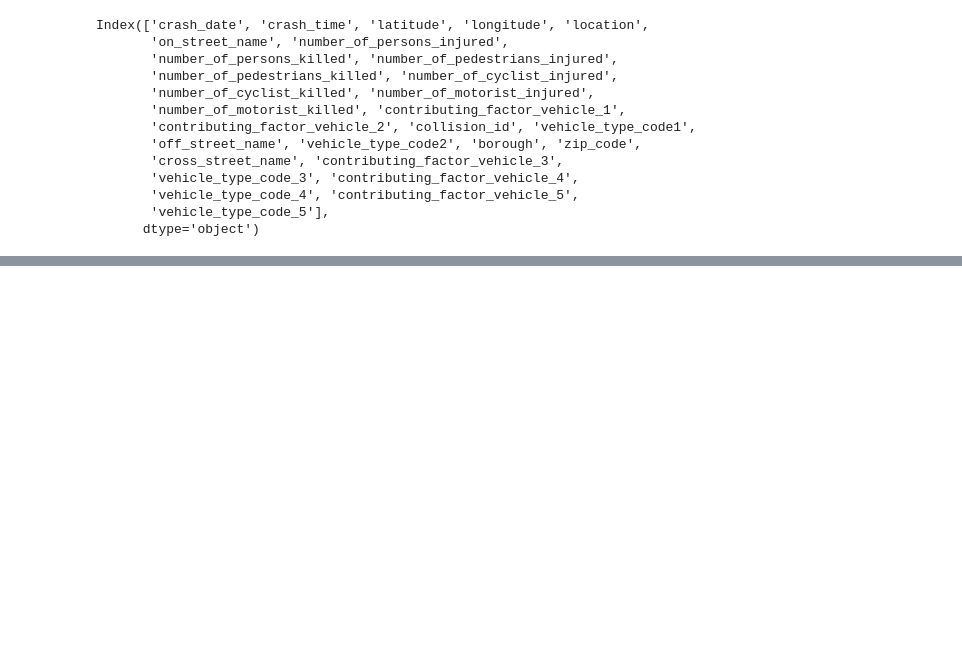
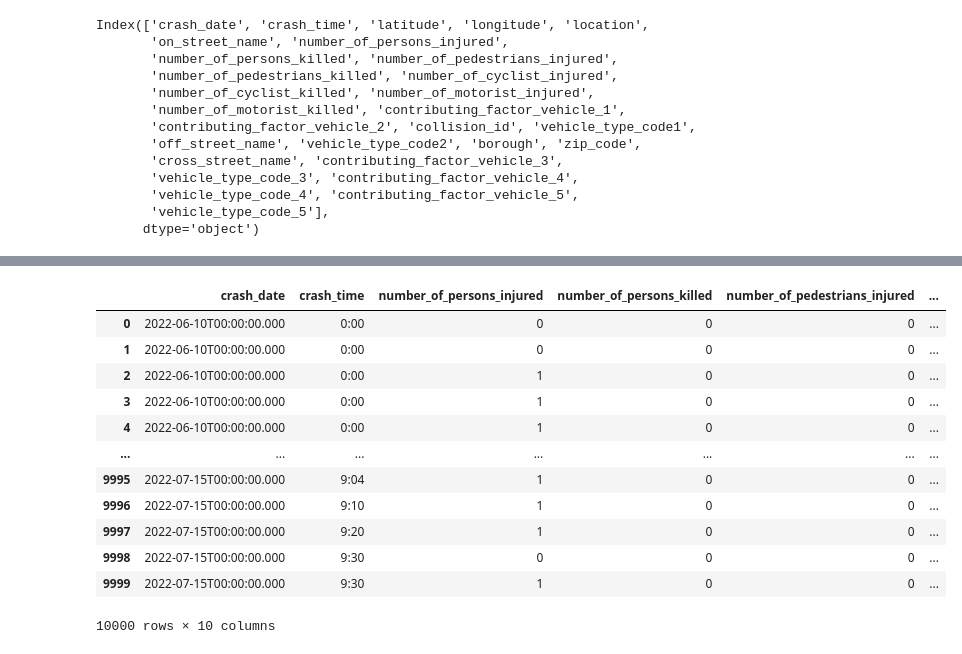
Before and after one commit to canon14/ETL-Projects, a Jupyter notebook: MotorVehicleCollisions_ETL.ipynb, the cells around one changed output, grey strips where cells are left out. Cells and saved outputs as stored; diff of their text form; code cells hidden in the pictures; blank space fills up the shorter version.

```diff
--- a/MotorVehicleCollisions_ETL.ipynb
+++ b/MotorVehicleCollisions_ETL.ipynb
@@ -104,0 +100,24 @@ sorted_df.head()
+# %%
+#Create individual tables based on the denormalized data
+crashes_df = sorted_df[['crash_date', 'crash_time', 'number_of_persons_injured', 'number_of_persons_killed', 'number_of_pedestrians_injured',
+                      'number_of_pedestrians_killed', 'number_of_cyclist_injured', 'number_of_cyclist_killed', 'number_of_motorist_injured',
+                      'number_of_motorist_killed']].reset_index(drop=True)
+contributing_factor_vehicle_df = sorted_df[['contributing_factor_vehicle_1', 'contributing_factor_vehicle_2']].drop_duplicates().reset_index(drop=True)
+vehicle_type_code_df = sorted_df[['vehicle_type_code1', 'vehicle_type_code2']].drop_duplicates().reset_index(drop=True)
+address_df = sorted_df[['latitude', 'longitude', 'on_street_name','borough', 'zip_code']].drop_duplicates().reset_index(drop=True)
+# %%
+crashes_df
+# %% [output]
+|  | crash_date | crash_time | number_of_persons_injured | number_of_persons_killed | number_of_pedestrians_injured | ... |
+| 0 | 2022-06-10T00:00:00.000 | 0:00 | 0 | 0 | 0 | ... |
+| 1 | 2022-06-10T00:00:00.000 | 0:00 | 0 | 0 | 0 | ... |
+| 2 | 2022-06-10T00:00:00.000 | 0:00 | 1 | 0 | 0 | ... |
+| 3 | 2022-06-10T00:00:00.000 | 0:00 | 1 | 0 | 0 | ... |
+| 4 | 2022-06-10T00:00:00.000 | 0:00 | 1 | 0 | 0 | ... |
+| ... | ... | ... | ... | ... | ... | ... |
+| 9995 | 2022-07-15T00:00:00.000 | 9:04 | 1 | 0 | 0 | ... |
+| 9996 | 2022-07-15T00:00:00.000 | 9:10 | 1 | 0 | 0 | ... |
+| 9997 | 2022-07-15T00:00:00.000 | 9:20 | 1 | 0 | 0 | ... |
+| 9998 | 2022-07-15T00:00:00.000 | 9:30 | 0 | 0 | 0 | ... |
+| 9999 | 2022-07-15T00:00:00.000 | 9:30 | 1 | 0 | 0 | ... |
+10000 rows × 10 columns
```
Also changed, not shown: parts of 7 cells of this notebook.
